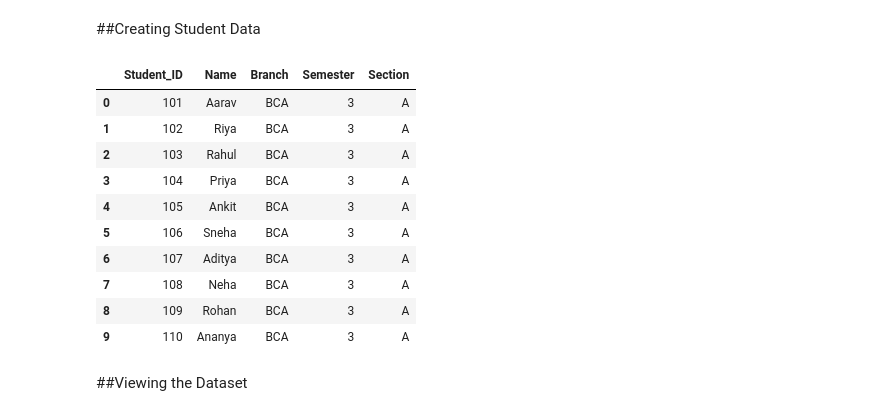
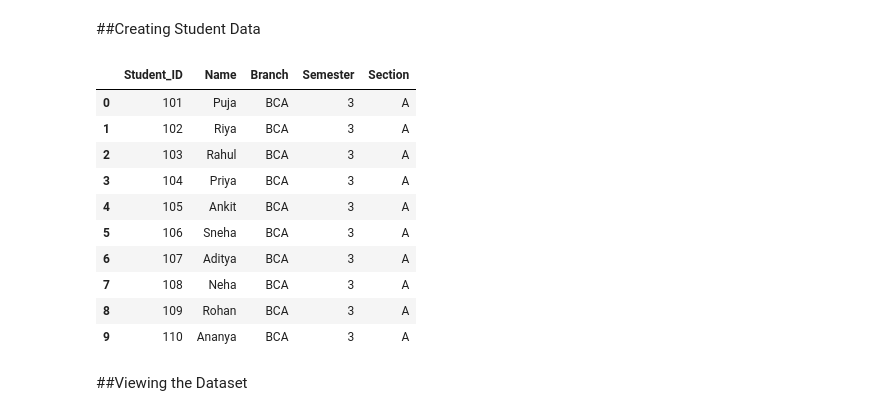
Before and after one commit to puja-200627/YBI_INTERNSHIP_PROJECTS, a Jupyter notebook: STUDENT_ATTENDANCE_MANAGEMENT_SYSTEM.ipynb, the cells around one changed output. Cells and saved outputs as stored; diff of their text form; code cells hidden in the pictures.

```diff
--- a/STUDENT_ATTENDANCE_MANAGEMENT_SYSTEM.ipynb
+++ b/STUDENT_ATTENDANCE_MANAGEMENT_SYSTEM.ipynb
@@ -107,25 +107,25 @@ The dataset contains student information such as Student ID, Name, Branch, Semes
 # %%
 import pandas as pd
 student_data = {
     "Student_ID": [101, 102, 103, 104, 105, 106, 107, 108, 109, 110],
     "Name": [
-        "Aarav", "Riya", "Rahul", "Priya", "Ankit",
+        "Puja", "Riya", "Rahul", "Priya", "Ankit",
         "Sneha", "Aditya", "Neha", "Rohan", "Ananya"
     ],
     "Branch": [
         "BCA", "BCA", "BCA", "BCA", "BCA",
         "BCA", "BCA", "BCA", "BCA", "BCA"
     ],
     "Semester": [3, 3, 3, 3, 3, 3, 3, 3, 3, 3],
     "Section": ["A", "A", "A", "A", "A", "A", "A", "A", "A", "A"]
 }
 
 students = pd.DataFrame(student_data)
 
 students
 # %% [output]
 |  | Student_ID | Name | Branch | Semester | Section |
-| 0 | 101 | Aarav | BCA | 3 | A |
+| 0 | 101 | Puja | BCA | 3 | A |
 | 1 | 102 | Riya | BCA | 3 | A |
 | 2 | 103 | Rahul | BCA | 3 | A |
 | 3 | 104 | Priya | BCA | 3 | A |
```
